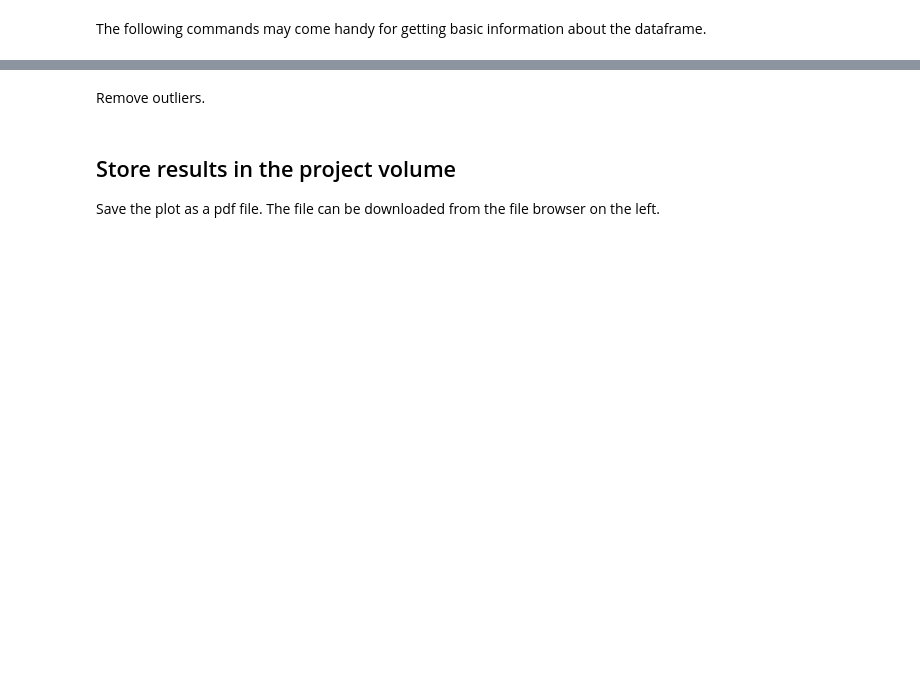
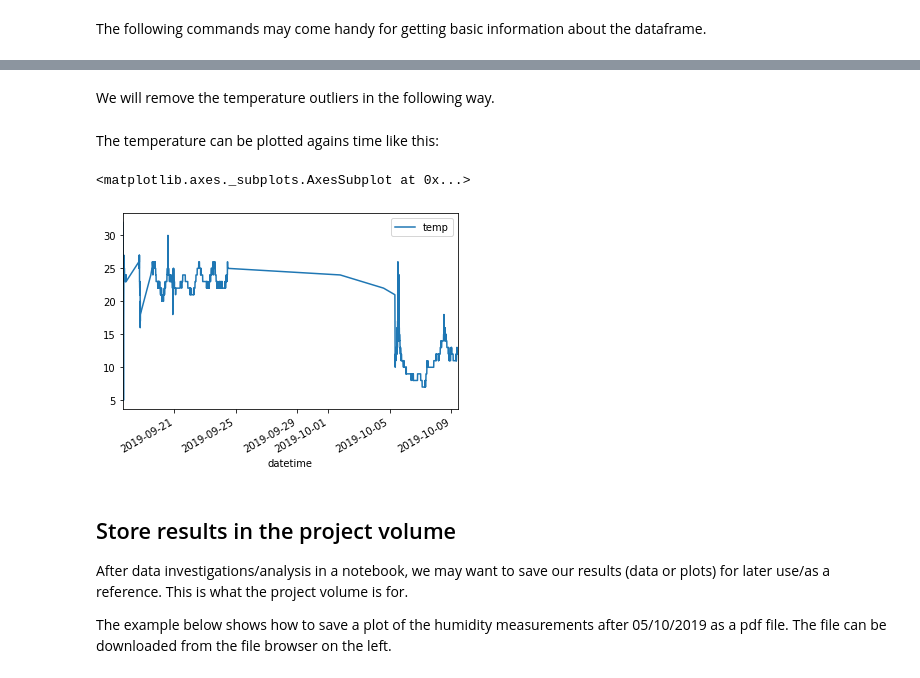
Before and after one commit to sensemakersamsterdam/sensemakers-iot-platform-2019, a Jupyter notebook: notebooks/demo1.ipynb, the cells around one changed output, grey strips where cells are left out. Cells and saved outputs as stored; diff of their text form; code cells hidden in the pictures; blank space fills up the shorter version.

```diff
--- a/notebooks/demo1.ipynb
+++ b/notebooks/demo1.ipynb
@@ -136,11 +300,18 @@ df2[["hum", "temp"]].plot.box()
-# %% [markdown]
-Remove outliers.
+# %% [markdown]
+We will remove the temperature outliers in the following way.
 # %%
-df3 = df2[df2["temp"] < 100]
+df2 = df2[df2["temp"] < 100]
+# %% [markdown]
+The temperature can be plotted agains time like this:
 # %%
-df3.plot(x="datetime", y="temp")
+df2.plot(x="datetime", y="temp")
+# %% [output]
+<matplotlib.axes._subplots.AxesSubplot at 0x...>
+[figure, added]
 # %% [markdown]
 ## Store results in the project volume
 
-Save the plot as a pdf file. The file can be downloaded from the file browser on the left.
+After data investigations/analysis in a notebook, we may want to save our results (data or plots) for later use/as a reference. This is what the project volume is for.
+
+The example below shows how to save a plot of the humidity measurements after 05/10/2019 as a pdf file. The file can be downloaded from the file browser on the left.
 # %%
```
Also changed, not shown: parts of 37 cells of this notebook.
